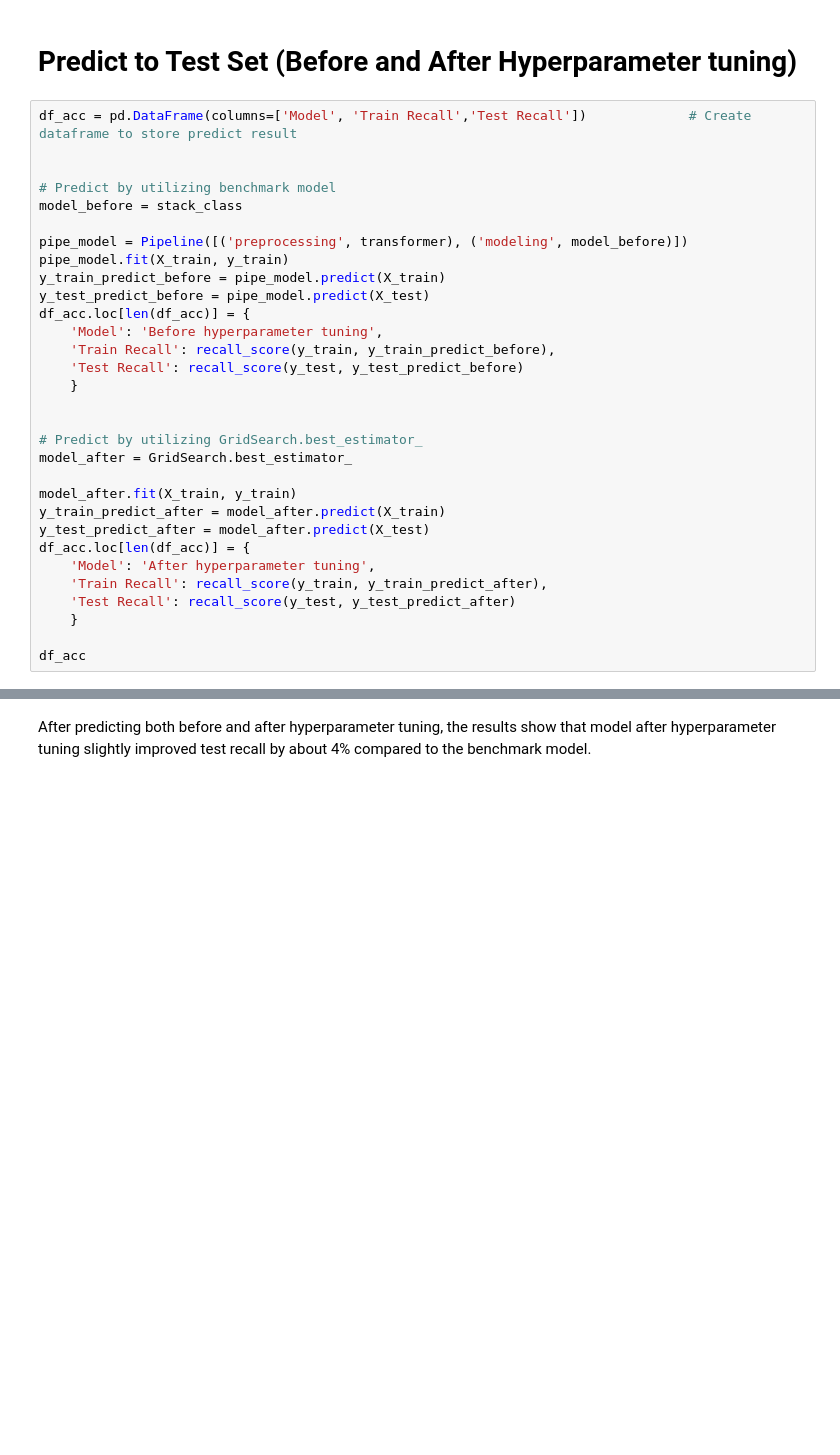
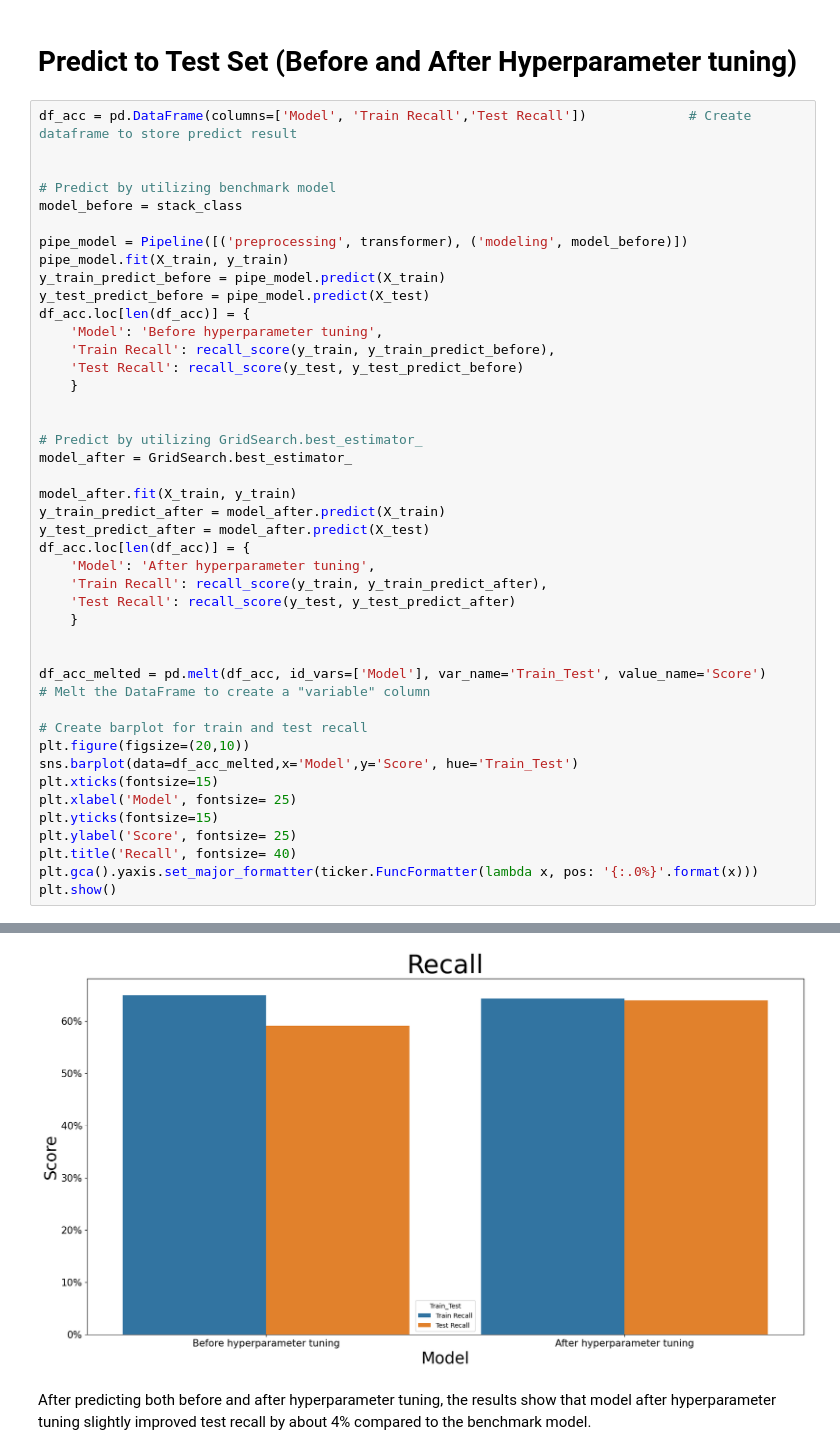
Before and after one commit to VinZpb/Bank-Marketing-Campaign, a Jupyter notebook: Vincent_MachineLearning_BankMarketingCampaignClassification.ipynb, the cells around one changed output, grey strips where cells are left out. Drawn from its saved outputs; the diff is of its cells as text; blank space fills up the shorter version.

```diff
--- a/Vincent_MachineLearning_BankMarketingCampaignClassification.ipynb
+++ b/Vincent_MachineLearning_BankMarketingCampaignClassification.ipynb
@@ -643,5 +643,17 @@ df_acc.loc[len(df_acc)] = {
     'Test Recall': recall_score(y_test, y_test_predict_after)
     }
 
-df_acc
+
+df_acc_melted = pd.melt(df_acc, id_vars=['Model'], var_name='Train_Test', value_name='Score')          # Melt the DataFrame to create a "variable" column
+
+# Create barplot for train and test recall
+plt.figure(figsize=(20,10))
+sns.barplot(data=df_acc_melted,x='Model',y='Score', hue='Train_Test')
+plt.xticks(fontsize=15)
+plt.xlabel('Model', fontsize= 25)
+plt.yticks(fontsize=15)
+plt.ylabel('Score', fontsize= 25)
+plt.title('Recall', fontsize= 40)
+plt.gca().yaxis.set_major_formatter(ticker.FuncFormatter(lambda x, pos: '{:.0%}'.format(x)))
+plt.show()
 # %% [output]
@@ -651,3 +660,4 @@ df_acc
+[figure, added]
 # %% [markdown]
 After predicting both before and after hyperparameter tuning, the results show that model after hyperparameter tuning slightly improved test recall by about 4% compared to the benchmark model.
 # %% [markdown]
```
Also changed, not shown: parts of 6 cells of this notebook, 1 other file.
